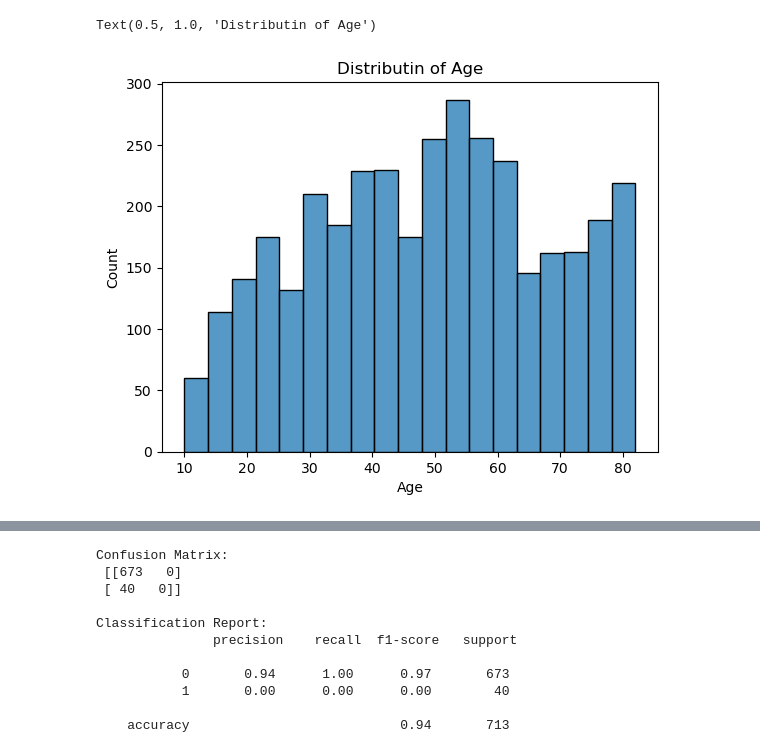
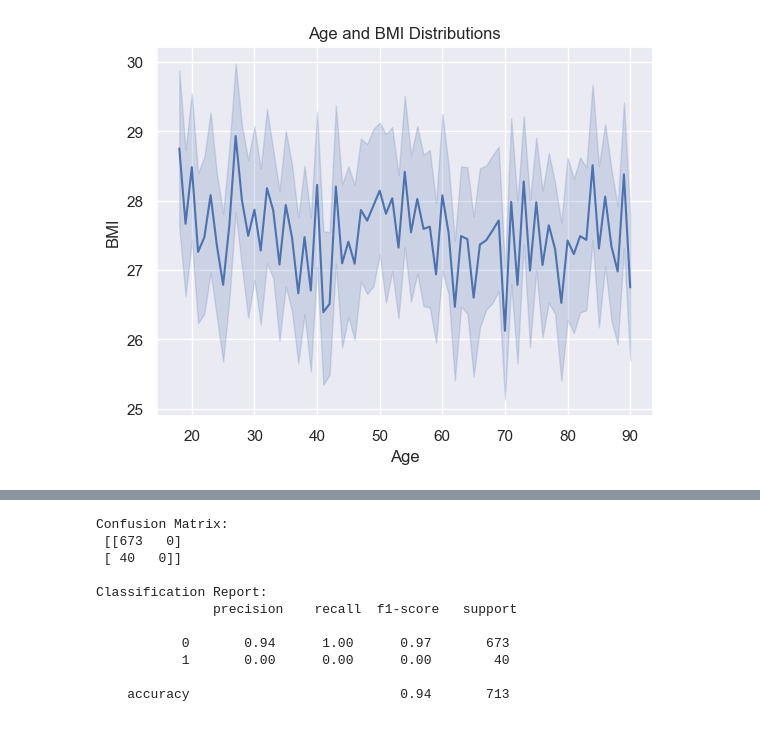
Before and after one commit to dyang0910/AI4ALL, a Jupyter notebook: Stroke_Project.ipynb, the cells around one changed output, grey strips where cells are left out. Saved outputs shown, nothing was run; the diff lists cells and outputs as text; code cells hidden in the pictures.

```diff
--- a/Stroke_Project.ipynb
+++ b/Stroke_Project.ipynb
@@ -48,9 +55,9 @@ clean_df
 # %%
-# Data Visualization 1: Age Distributions
-df
-sns.histplot(data=df, x='age')
+# Data Visualization 1: Age and BMI Distributions
+sns.lineplot(clean_df, x='Age', y='Body Mass Index (BMI)')
+plt.title("Age and BMI Distributions")
 plt.xlabel("Age")
-plt.title("Distributin of Age")
+plt.ylabel("BMI")
+plt.show()
 # %% [output]
-Text(0.5, 1.0, 'Distributin of Age')
-[figure, old version]
+[figure, new version]
```
Also changed, not shown: parts of 8 cells of this notebook.
